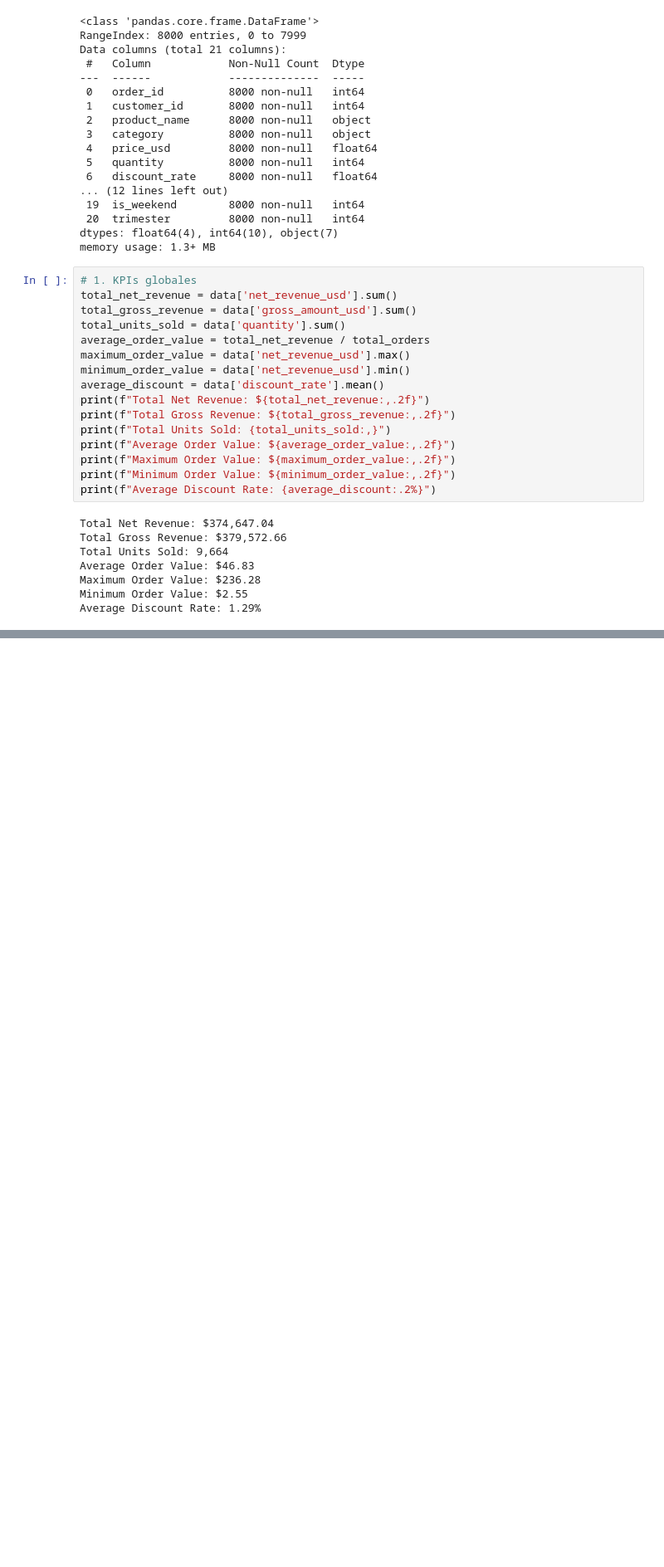
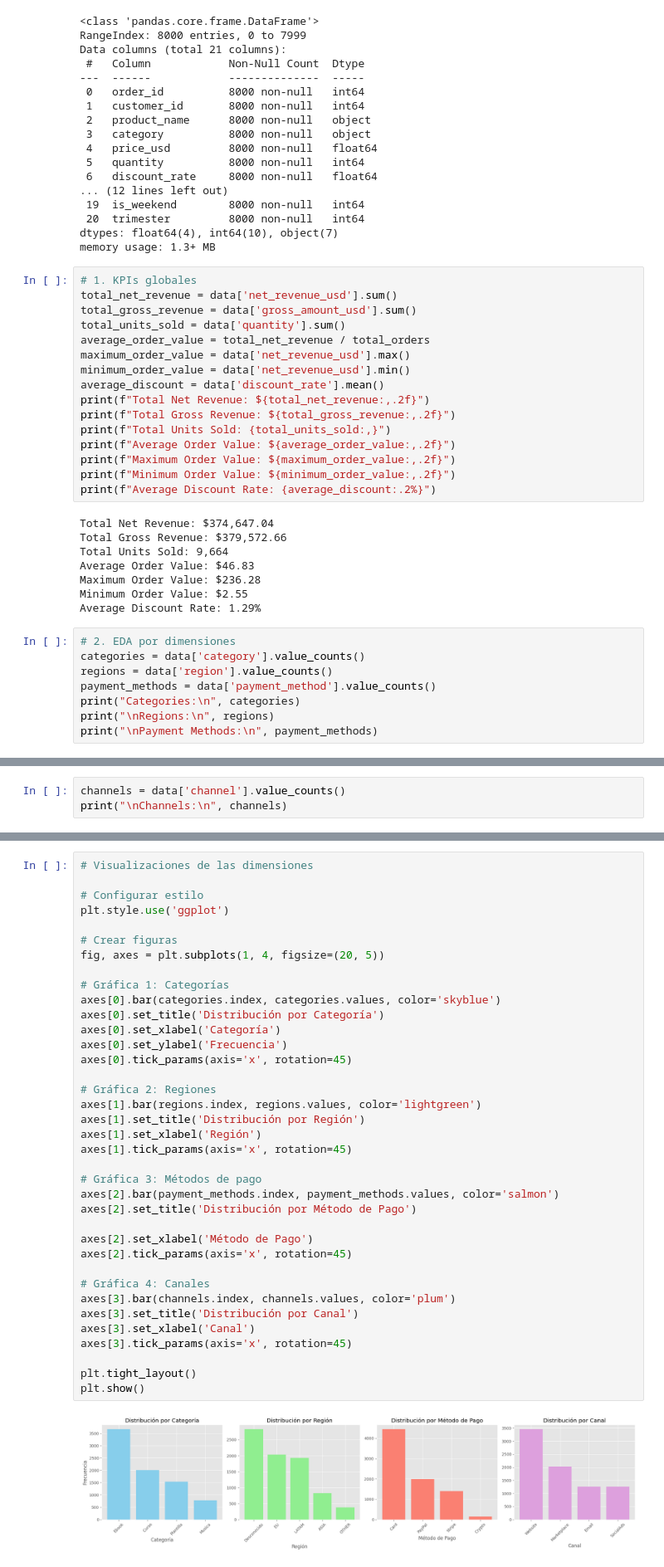
Before and after one commit to NaTHuber/digital-sales-analytics, a Jupyter notebook: code/02_eda.ipynb, the cells around one changed output, grey strips where cells are left out. Shown at 83% size. Saved outputs shown, nothing was run; the diff lists cells and outputs as text; blank space fills up the shorter version.

Commit message:
[add]: Se añade EDA de algunas dimensiones

```diff
--- a/code/02_eda.ipynb
+++ b/code/02_eda.ipynb
@@ -66,3 +66,11 @@ Average Order Value: $46.83
 Maximum Order Value: $236.28
 Minimum Order Value: $2.55
 Average Discount Rate: 1.29%
+# %%
+# 2. EDA por dimensiones
+categories = data['category'].value_counts()
+regions = data['region'].value_counts()
+payment_methods = data['payment_method'].value_counts()
+print("Categories:\n", categories)
+print("\nRegions:\n", regions)
+print("\nPayment Methods:\n", payment_methods)
@@ -68,0 +95,3 @@ Average Discount Rate: 1.29%
+# %%
+channels = data['channel'].value_counts()
+print("\nChannels:\n", channels)
@@ -68,0 +106,39 @@ Average Discount Rate: 1.29%
+# %%
+# Visualizaciones de las dimensiones
+
+# Configurar estilo
+plt.style.use('ggplot')
+
+# Crear figuras
+fig, axes = plt.subplots(1, 4, figsize=(20, 5))
+
+# Gráfica 1: Categorías
+axes[0].bar(categories.index, categories.values, color='skyblue')
+axes[0].set_title('Distribución por Categoría')
+axes[0].set_xlabel('Categoría')
+axes[0].set_ylabel('Frecuencia')
+axes[0].tick_params(axis='x', rotation=45)
+
+# Gráfica 2: Regiones
+axes[1].bar(regions.index, regions.values, color='lightgreen')
+axes[1].set_title('Distribución por Región')
+axes[1].set_xlabel('Región')
+axes[1].tick_params(axis='x', rotation=45)
+
+# Gráfica 3: Métodos de pago
+axes[2].bar(payment_methods.index, payment_methods.values, color='salmon')
+axes[2].set_title('Distribución por Método de Pago')
+
+axes[2].set_xlabel('Método de Pago')
+axes[2].tick_params(axis='x', rotation=45)
+
+# Gráfica 4: Canales
+axes[3].bar(channels.index, channels.values, color='plum')
+axes[3].set_title('Distribución por Canal')
+axes[3].set_xlabel('Canal')
+axes[3].tick_params(axis='x', rotation=45)
+
+plt.tight_layout()
+plt.show()
+# %% [output]
+[figure, added]
```
Also changed, not shown: parts of 2 cells of this notebook.
